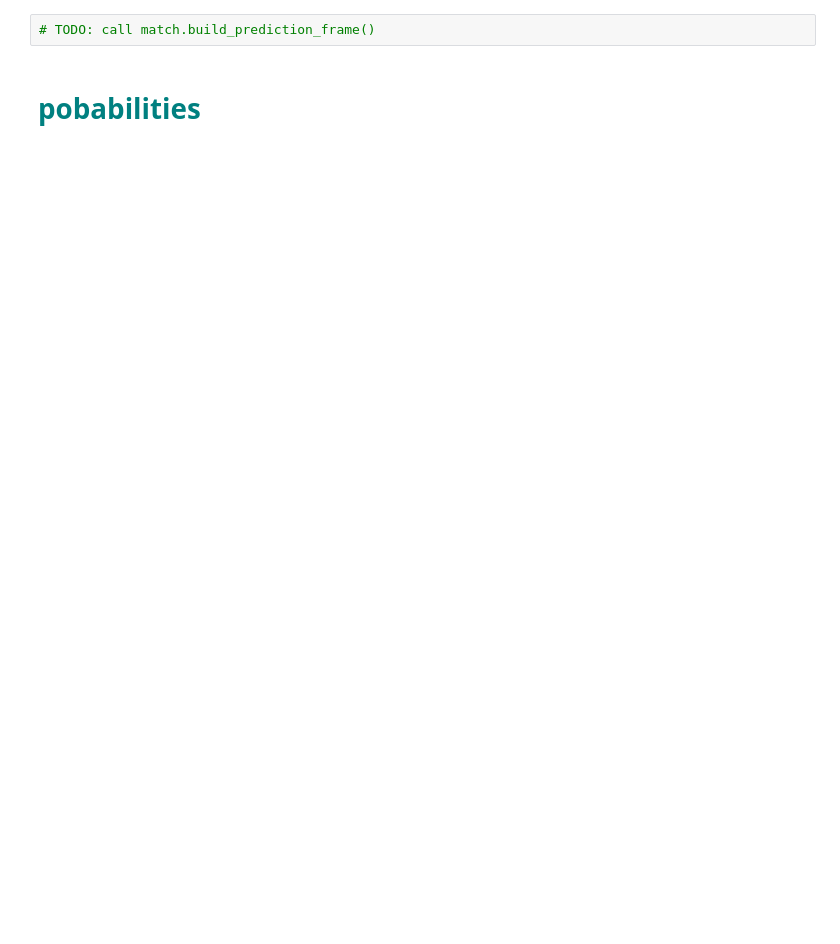
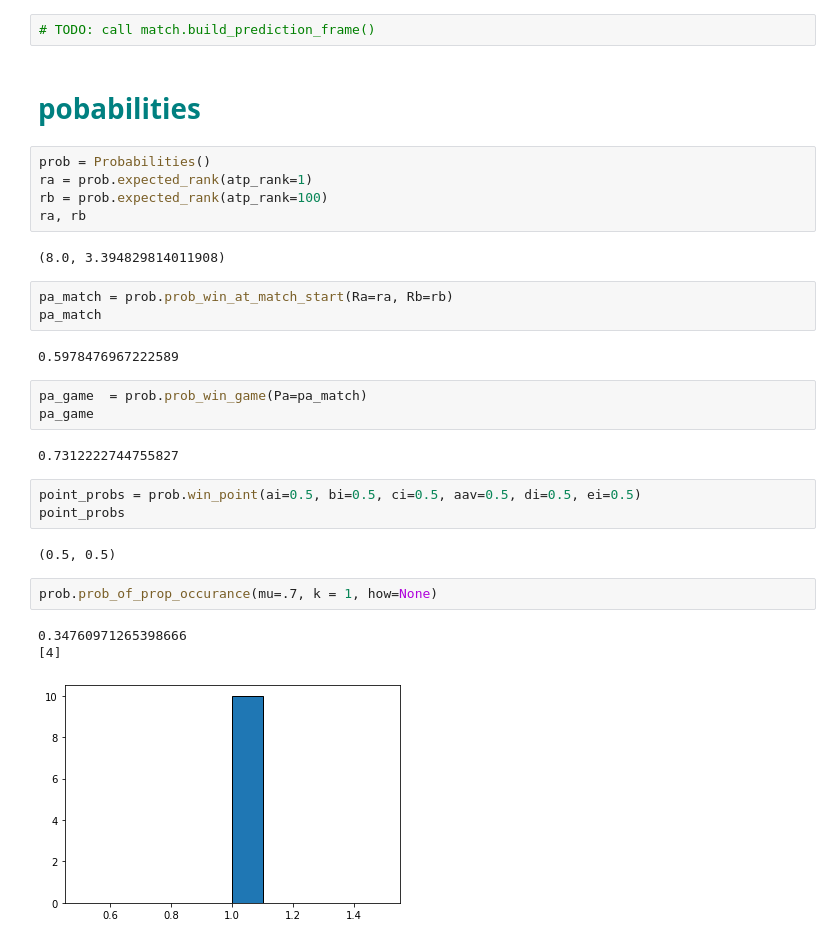
Before and after one commit to sandsmichael/bet, a Jupyter notebook: tennis.ipynb, the cells around one changed output. Saved outputs shown, nothing was run; the diff lists cells and outputs as text; blank space fills up the shorter version.

```diff
--- a/tennis.ipynb
+++ b/tennis.ipynb
@@ -151,3 +229,31 @@ predit: [0]
 # TODO: call match.build_prediction_frame()
 # %% [markdown]
 <h1 style="color:teal">pobabilities</h1>
+# %%
+prob = Probabilities()
+ra = prob.expected_rank(atp_rank=1)
+rb = prob.expected_rank(atp_rank=100)
+ra, rb
+# %% [output]
+(8.0, 3.394829814011908)
+# %%
+pa_match = prob.prob_win_at_match_start(Ra=ra, Rb=rb)
+pa_match
+# %% [output]
+0.5978476967222589
+# %%
+pa_game  = prob.prob_win_game(Pa=pa_match)
+pa_game
+# %% [output]
+0.7312222744755827
+# %%
+point_probs = prob.win_point(ai=0.5, bi=0.5, ci=0.5, aav=0.5, di=0.5, ei=0.5)
+point_probs
+# %% [output]
+(0.5, 0.5)
+# %%
+prob.prob_of_prop_occurance(mu=.7, k = 1, how=None)
+# %% [output]
+0.34760971265398666
+[4]
+[figure, added]
```
Also changed, not shown: parts of 15 cells of this notebook, 4 other files.
